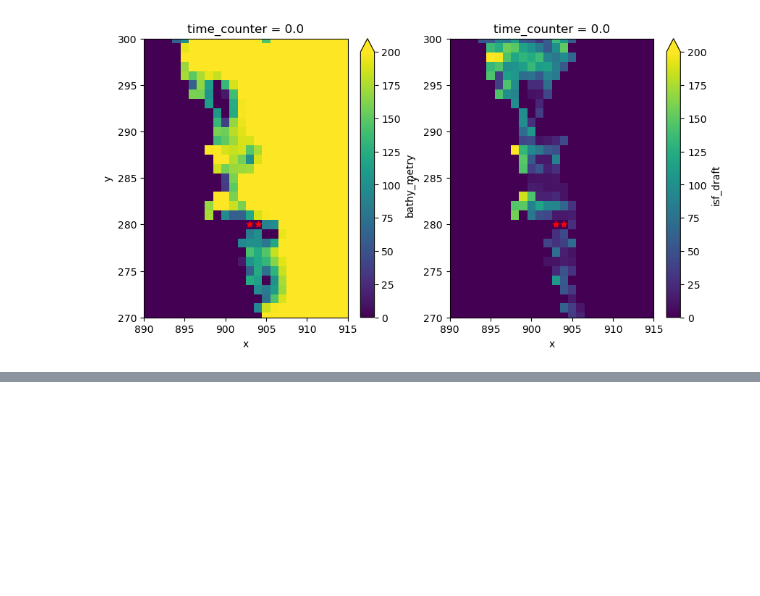
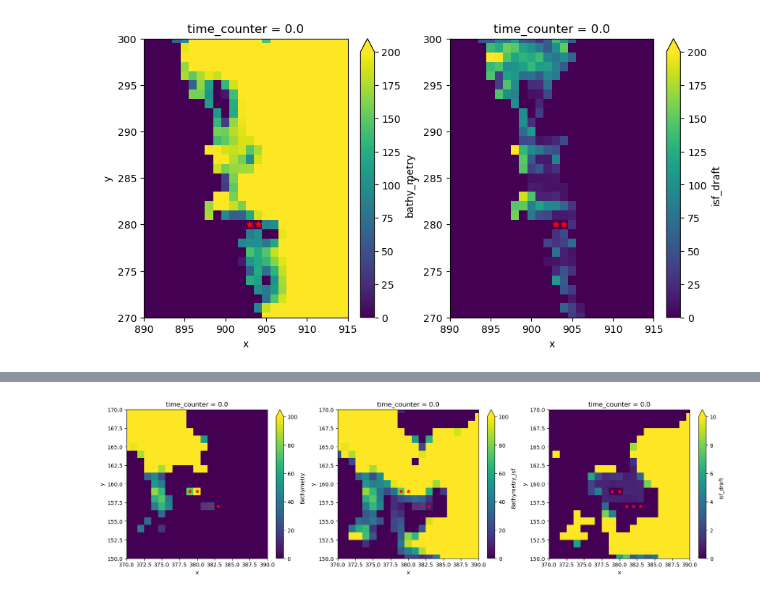
Before and after one commit to brogalla/analysis-birgal, a Jupyter notebook: nemo_config_setup/climate-experiments/CESM2/fill_iceshelf_hole_Nico.ipynb, the cells around one changed output, grey strips where cells are left out. Saved outputs shown, nothing was run; the diff lists cells and outputs as text; code cells hidden in the pictures; blank space fills up the shorter version.

```diff
--- a/nemo_config_setup/climate-experiments/CESM2/fill_iceshelf_hole_Nico.ipynb
+++ b/nemo_config_setup/climate-experiments/CESM2/fill_iceshelf_hole_Nico.ipynb
@@ -79,0 +102,12 @@ for axis in ax.ravel():
+# %%
+fig, ax = plt.subplots(1,3, figsize=(20,5))
+kwags = {'ylim':(150,170), 'xlim':(370,390)}
+bathy_current.Bathymetry.plot(ax=ax[0], vmin=0, vmax=100, **kwags)
+bathy_current.Bathymetry_isf.plot(ax=ax[1], vmin=0, vmax=100, **kwags)
+bathy_current.isf_draft.plot(ax=ax[2], vmin=0, vmax=10, **kwags)
+
+for axis in ax.ravel():
+    axis.scatter([381, 382, 383], [157, 157, 157], marker='*', color='r')
+    axis.scatter([379, 380], [159, 159], marker='*', color='r')
+# %% [output]
+[figure, added]
```
Also changed, not shown: parts of 13 cells of this notebook.
